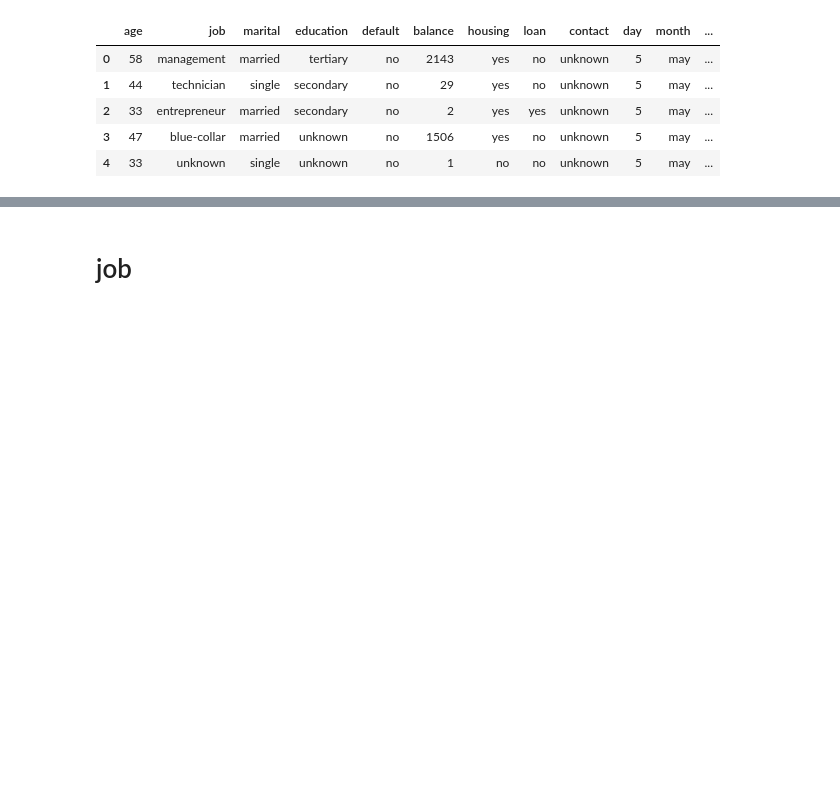
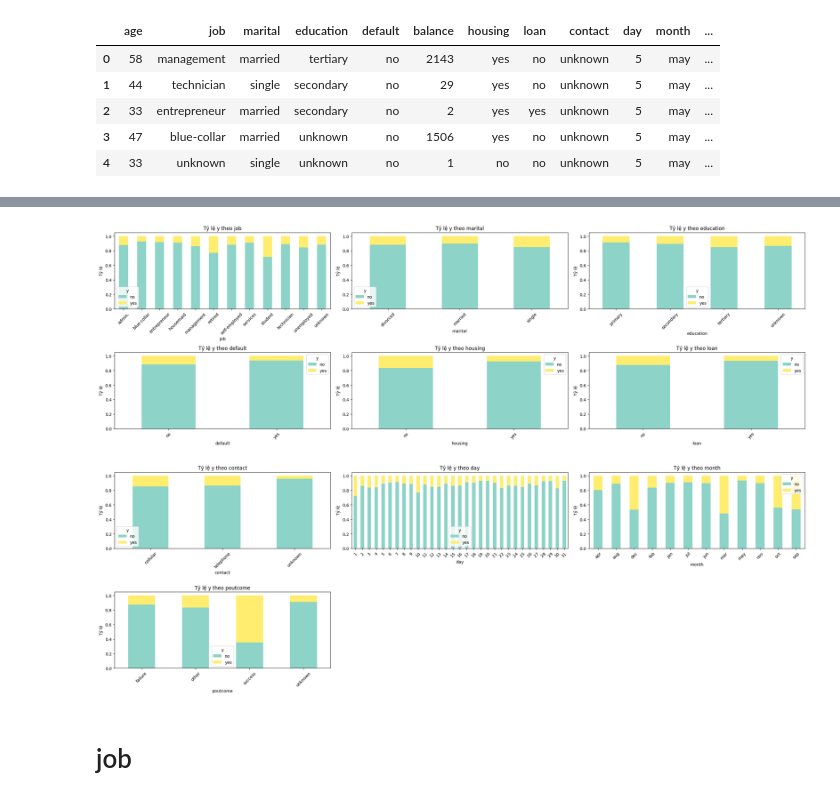
Before and after one commit to nguyenvietkhiemm/data_mining, a Jupyter notebook: jupyter/001_EDA.ipynb, the cells around one changed output, grey strips where cells are left out. Saved outputs shown, nothing was run; the diff lists cells and outputs as text; code cells hidden in the pictures; blank space fills up the shorter version.

```diff
--- a/jupyter/001_EDA.ipynb
+++ b/jupyter/001_EDA.ipynb
@@ -51,3 +122,26 @@ con_features = ['age', 'balance', 'duration', 'campaign', 'pdays', 'previous']
+# %%
+cols = [col for col in obj_features if col != "y"]
+n = len(cols)
+n_cols = 3
+n_rows = int(np.ceil(n / n_cols))
+
+fig, axes = plt.subplots(n_rows, n_cols, figsize=(n_cols*8, n_rows*4))
+axes = axes.flatten()
+
+for idx, col in enumerate(cols):
+    cross_tab = pd.crosstab(df[col], df["y"], normalize='index')
+    cross_tab.plot(kind='bar', stacked=True, ax=axes[idx], colormap="Set3")
+    axes[idx].set_title(f"Tỷ lệ y theo {col}")
+    axes[idx].set_ylabel("Tỷ lệ")
+    axes[idx].tick_params(axis='x', rotation=45)
+
+for i in range(len(cols), len(axes)):
+    fig.delaxes(axes[i])
+
+plt.tight_layout()
+plt.show()
+# %% [output]
+[figure, added]
 # %% [markdown]
 # job
 # %%
```
Also changed, not shown: parts of 15 cells of this notebook, 2 other files.
